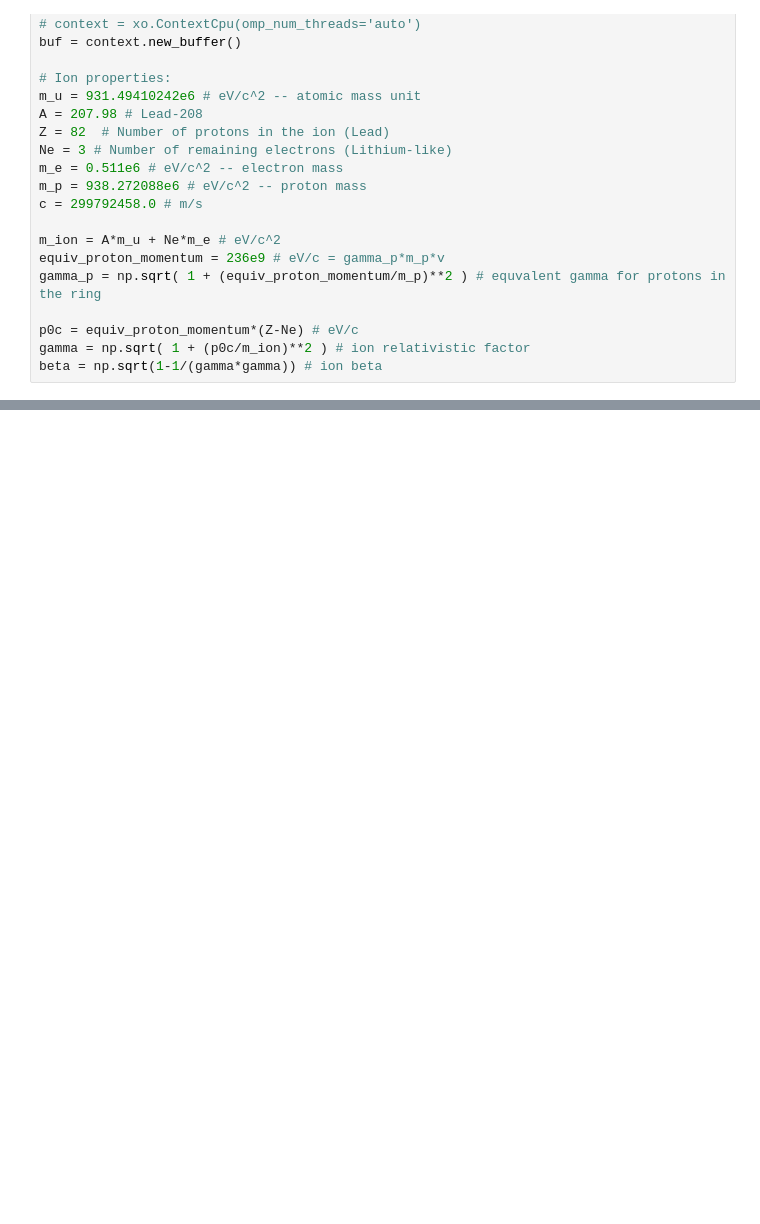
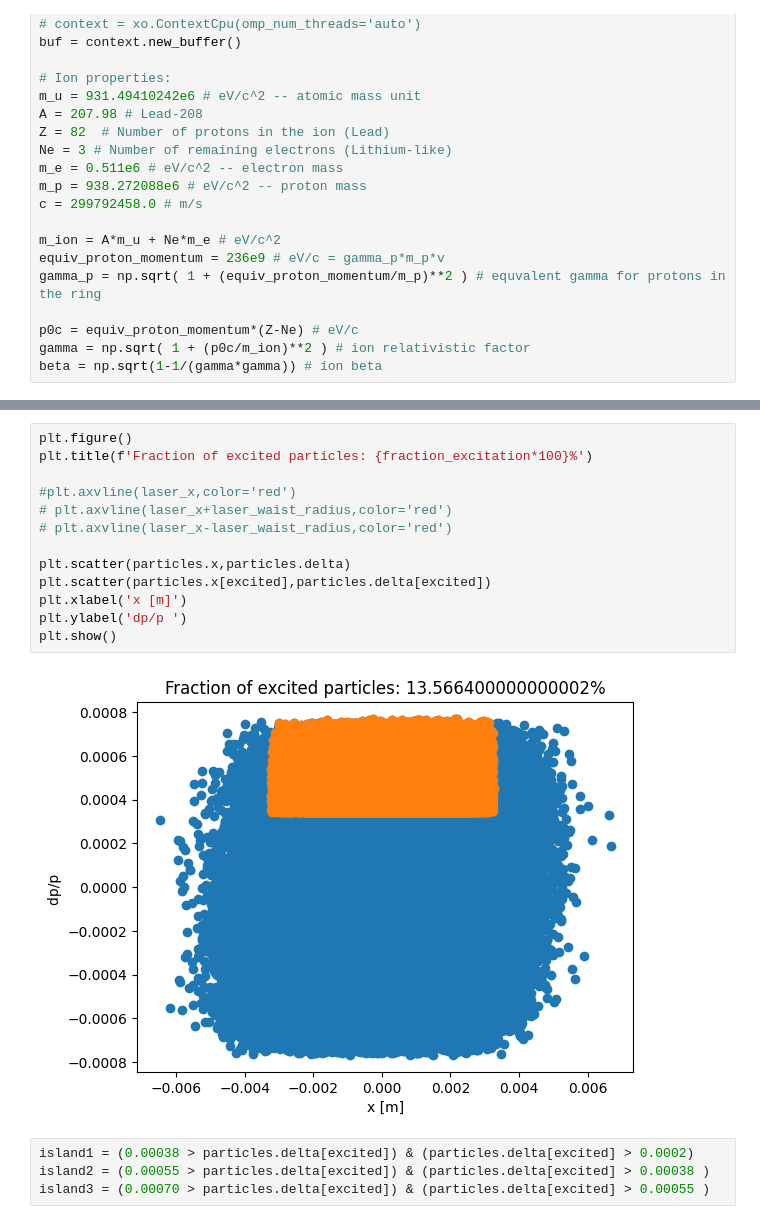
Before and after one commit to pkruyt/laser_cooling, a Jupyter notebook: CWLaser-full-beam.ipynb, the cells around one changed output, grey strips where cells are left out. Saved outputs shown, nothing was run; the diff lists cells and outputs as text; blank space fills up the shorter version.

Commit message:
fixed islands

```diff
--- a/CWLaser-full-beam.ipynb
+++ b/CWLaser-full-beam.ipynb
@@ -230,0 +238,19 @@ plt.show()
+# %%
+plt.figure()
+plt.title(f'Fraction of excited particles: {fraction_excitation*100}%')
+
+#plt.axvline(laser_x,color='red')
+# plt.axvline(laser_x+laser_waist_radius,color='red')
+# plt.axvline(laser_x-laser_waist_radius,color='red')
+
+plt.scatter(particles.x,particles.delta)
+plt.scatter(particles.x[excited],particles.delta[excited])
+plt.xlabel('x [m]')
+plt.ylabel('dp/p ')
+plt.show()
+# %% [output]
+[figure, added]
+# %%
+island1 = (0.00038 > particles.delta[excited]) & (particles.delta[excited] > 0.0002)
+island2 = (0.00055 > particles.delta[excited]) & (particles.delta[excited] > 0.00038 )
+island3 = (0.00070 > particles.delta[excited]) & (particles.delta[excited] > 0.00055 )
```
Also changed, not shown: parts of 6 cells of this notebook, 5 other files.
